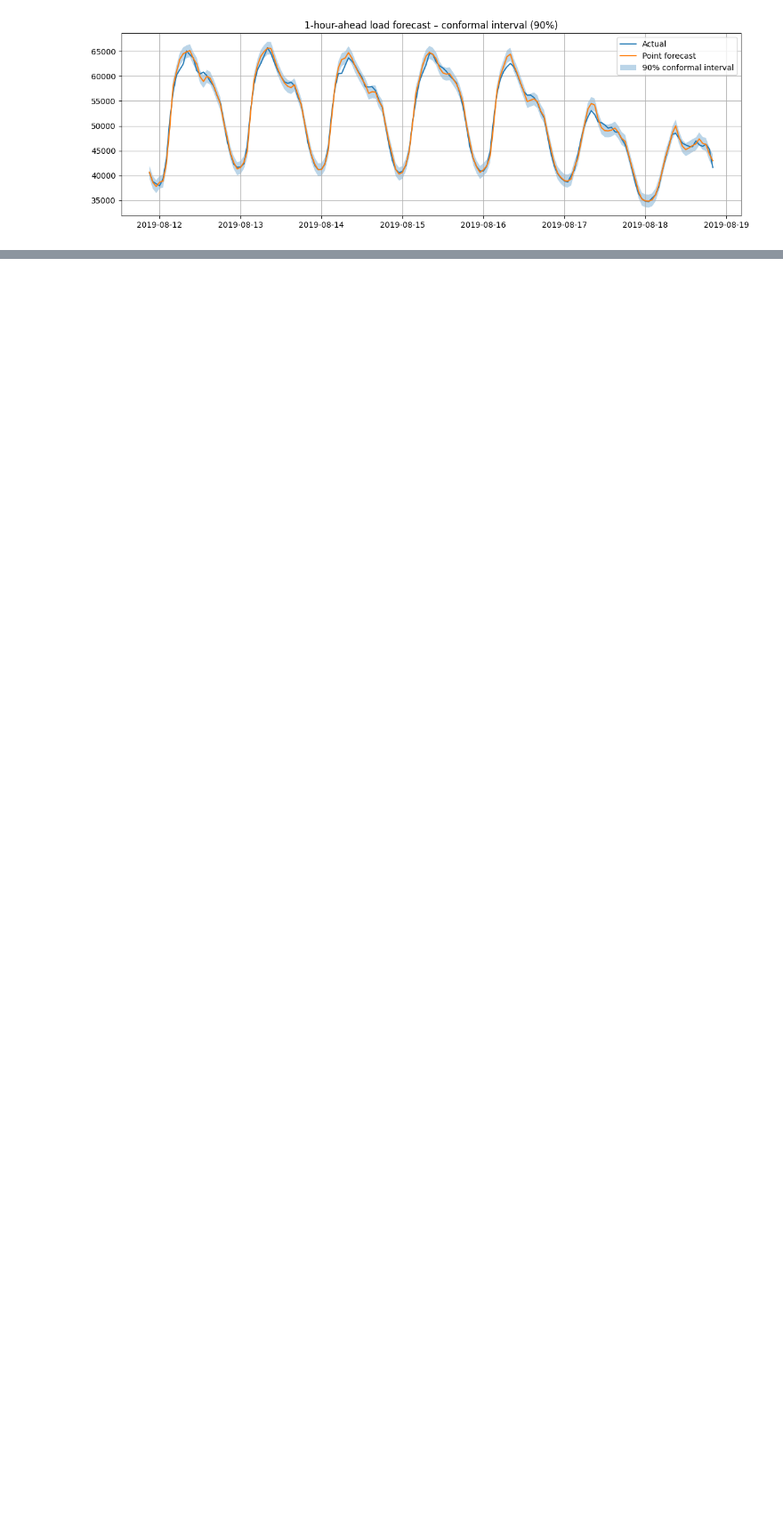
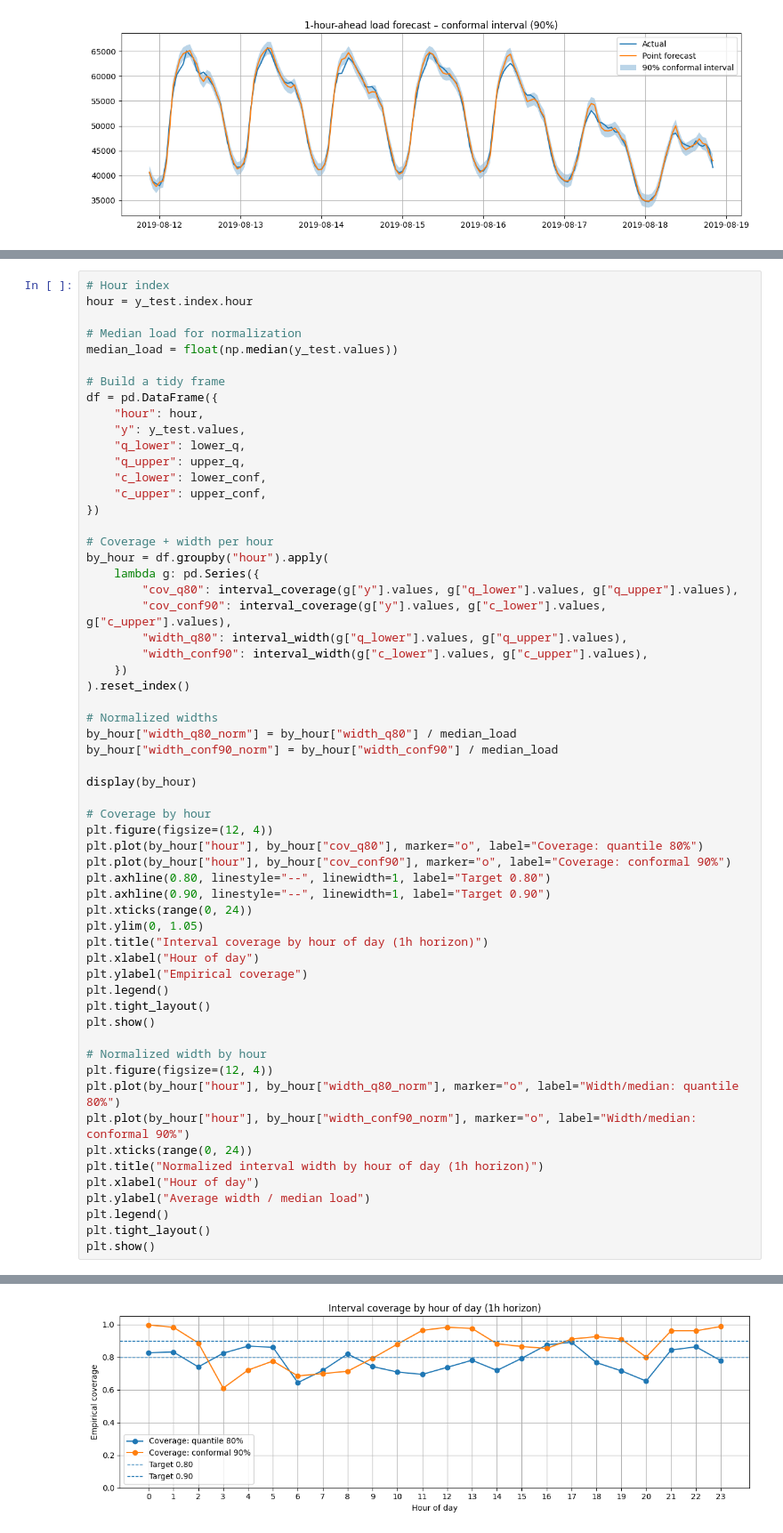
Before and after one commit to RuiyanH/Renewable-Generation-Forecasting, a Jupyter notebook: notebooks/04_probabilistic_forecasts.ipynb, the cells around one changed output, grey strips where cells are left out. Shown at 89% size. Saved outputs shown, nothing was run; the diff lists cells and outputs as text; blank space fills up the shorter version.

```diff
--- a/notebooks/04_probabilistic_forecasts.ipynb
+++ b/notebooks/04_probabilistic_forecasts.ipynb
@@ -446,0 +345,60 @@ Current probabilistic runs use engineered time-series features derived from load
+# %%
+# Hour index
+hour = y_test.index.hour
+
+# Median load for normalization
+median_load = float(np.median(y_test.values))
+
+# Build a tidy frame
+df = pd.DataFrame({
+    "hour": hour,
+    "y": y_test.values,
+    "q_lower": lower_q,
+    "q_upper": upper_q,
+    "c_lower": lower_conf,
+    "c_upper": upper_conf,
+})
+
+# Coverage + width per hour
+by_hour = df.groupby("hour").apply(
+    lambda g: pd.Series({
+        "cov_q80": interval_coverage(g["y"].values, g["q_lower"].values, g["q_upper"].values),
+        "cov_conf90": interval_coverage(g["y"].values, g["c_lower"].values, g["c_upper"].values),
+        "width_q80": interval_width(g["q_lower"].values, g["q_upper"].values),
+        "width_conf90": interval_width(g["c_lower"].values, g["c_upper"].values),
+    })
+).reset_index()
+
+# Normalized widths
+by_hour["width_q80_norm"] = by_hour["width_q80"] / median_load
+by_hour["width_conf90_norm"] = by_hour["width_conf90"] / median_load
+
+display(by_hour)
+
+# Coverage by hour
+plt.figure(figsize=(12, 4))
+plt.plot(by_hour["hour"], by_hour["cov_q80"], marker="o", label="Coverage: quantile 80%")
+plt.plot(by_hour["hour"], by_hour["cov_conf90"], marker="o", label="Coverage: conformal 90%")
+plt.axhline(0.80, linestyle="--", linewidth=1, label="Target 0.80")
+plt.axhline(0.90, linestyle="--", linewidth=1, label="Target 0.90")
+plt.xticks(range(0, 24))
+plt.ylim(0, 1.05)
+plt.title("Interval coverage by hour of day (1h horizon)")
+plt.xlabel("Hour of day")
+plt.ylabel("Empirical coverage")
+plt.legend()
+plt.tight_layout()
+plt.show()
+
+# Normalized width by hour
+plt.figure(figsize=(12, 4))
+plt.plot(by_hour["hour"], by_hour["width_q80_norm"], marker="o", label="Width/median: quantile 80%")
+plt.plot(by_hour["hour"], by_hour["width_conf90_norm"], marker="o", label="Width/median: conformal 90%")
+plt.xticks(range(0, 24))
+plt.title("Normalized interval width by hour of day (1h horizon)")
+plt.xlabel("Hour of day")
+plt.ylabel("Average width / median load")
+plt.legend()
+plt.tight_layout()
+plt.show()
+# %% [output]
@@ -446,0 +422 @@ Current probabilistic runs use engineered time-series features derived from load
+[figure, added]
```
Also changed, not shown: parts of 72 cells of this notebook, 1 other file.
